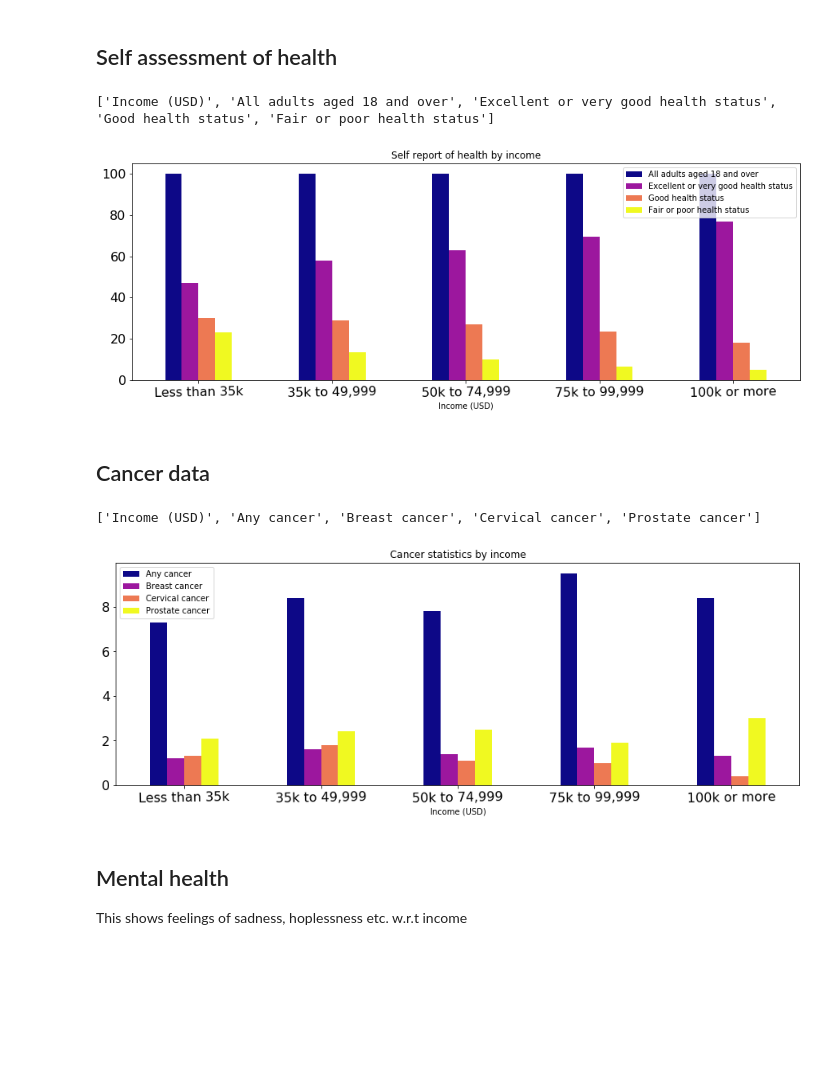
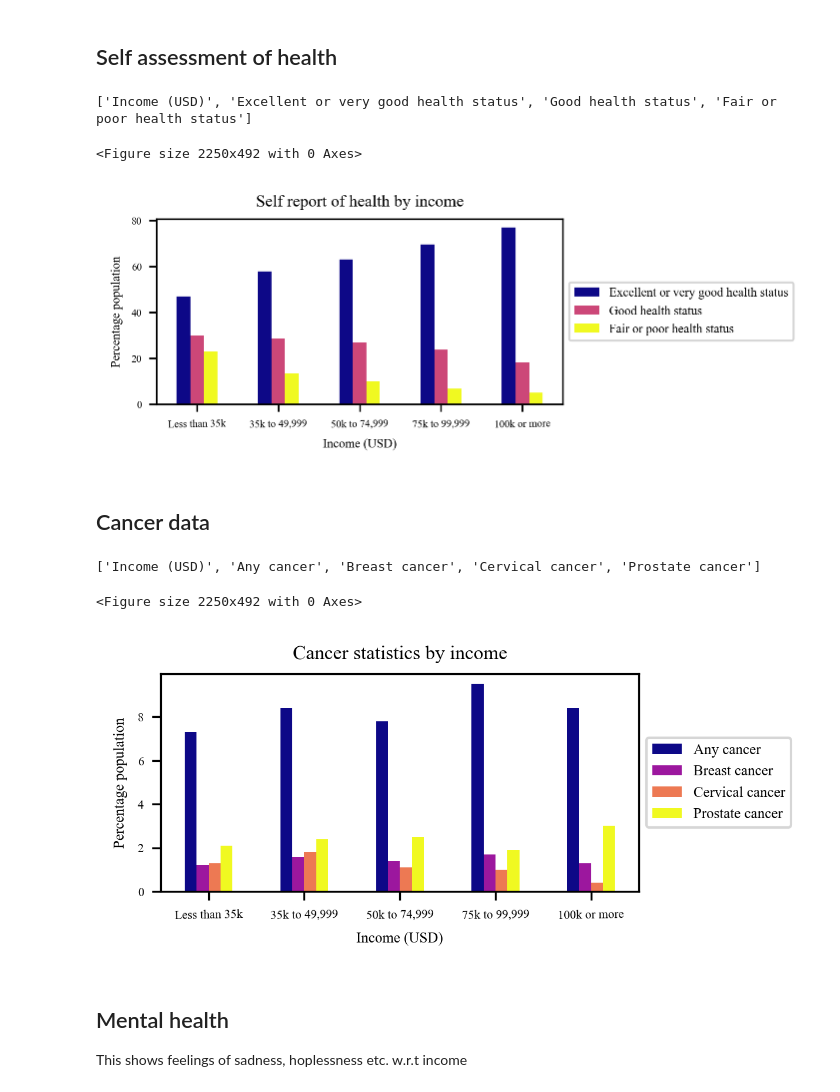
Before and after one commit to jatinKamnani/project1, a Jupyter notebook: jupyter_notebooks/visualisation_cdc.ipynb, the cells around one changed output. Drawn from its saved outputs; the diff is of its cells as text; code cells hidden in the pictures; blank space fills up the shorter version.

Commit message:
made changes for cdc images and stored them as eps and png

```diff
--- a/jupyter_notebooks/visualisation_cdc.ipynb
+++ b/jupyter_notebooks/visualisation_cdc.ipynb
@@ -9,32 +11,57 @@ import matplotlib.pyplot as plt
+# %%
+########################################################################
+# TWEAK MATPLOTLIB FOR IEEE STYLE
+mpl.rcParams['axes.titlesize'] = 8
+mpl.rcParams['axes.labelsize'] = 6
+mpl.rcParams['legend.fontsize'] = 6
+mpl.rcParams['font.family'] = 'serif'
+mpl.rcParams['font.serif'] = 'Times New Roman'
+mpl.rcParams['xtick.labelsize'] = 6
+mpl.rcParams['ytick.labelsize'] = 6
+mpl.rcParams['figure.figsize'] = (3.5, 1.64)
+# mpl.rcParams['lines.markersize'] = 2
+# mpl.rcParams['lines.markeredgewidth'] = 0.5
+mpl.rcParams['figure.dpi'] = 300
+
+# Font manager for text boxes
+FONT_PROPERTIES = {'family': 'serif', 'size': 5}
 # %% [markdown]
 ### function to plot trends
 # %%
-def plot_trends(fname = '2013_SHS_Sadness.csv', plt_title='Trend w.r.t income'):
+def plot_trends(fname = '2013_SHS_Sadness', plt_title='Trend w.r.t income'):
     csv_dtypes = {'Income (USD)':str}
     #change path to datasets/cdc_data later
-    df = pd.read_csv('../datasets/cdc_data/'+fname, encoding='cp1252', dtype=csv_dtypes)
+    df = pd.read_csv('../datasets/cdc_data/'+fname+'.csv', encoding='cp1252', dtype=csv_dtypes)
     col_idx = df.columns
     plot_col = col_idx.tolist()
     print(plot_col)
     plot_col.remove('Income (USD)')
-    df.plot(x='Income (USD)', y=plot_col, kind='bar', figsize=(15, 5),
-            fontsize=16, rot=1,
+    fig = plt.figure(figsize=[7.5, 1.64])
+    ax = df.plot(x='Income (USD)', y=plot_col, kind='bar',
+            fontsize=5, rot=1,
             title = plt_title,
             colormap='plasma')
+    ax.set_xlabel('Income (USD)')
+    ax.set_ylabel('Percentage population')
+    plt.legend(loc='center left', bbox_to_anchor=(1.0, 0.5))
+    plt.savefig('cdc_images/'+fname + '.png', bbox_inches='tight')
+    plt.savefig('cdc_images/'+fname + '.eps', type='eps', bbox_inches='tight')
 # %% [markdown]
 ## Self assessment of health
 # %%
-plot_trends(fname='2013_SHS_self_assessment.csv', plt_title='Self report of health by income')
+plot_trends(fname='2013_SHS_self_assessment', plt_title='Self report of health by income')
 # %% [output]
-['Income (USD)', 'All adults aged 18 and over', 'Excellent or very good health status', 'Good health status', 'Fair or poor health status']
+['Income (USD)', 'Excellent or very good health status', 'Good health status', 'Fair or poor health status']
+<Figure size 2250x492 with 0 Axes>
-[figure, old version]
+[figure, new version]
 # %% [markdown]
 ## Cancer data
 # %%
-plot_trends(fname='2013_SHS_Cancer.csv', plt_title='Cancer statistics by income')
+plot_trends(fname='2013_SHS_Cancer', plt_title='Cancer statistics by income')
 # %% [output]
 ['Income (USD)', 'Any cancer', 'Breast cancer', 'Cervical cancer', 'Prostate cancer']
+<Figure size 2250x492 with 0 Axes>
-[figure, old version]
+[figure, new version]
 # %% [markdown]
 ## Mental health
 This shows feelings of sadness, hoplessness etc. w.r.t income
```
Also changed, not shown: parts of 3 cells of this notebook, 10 other files.
